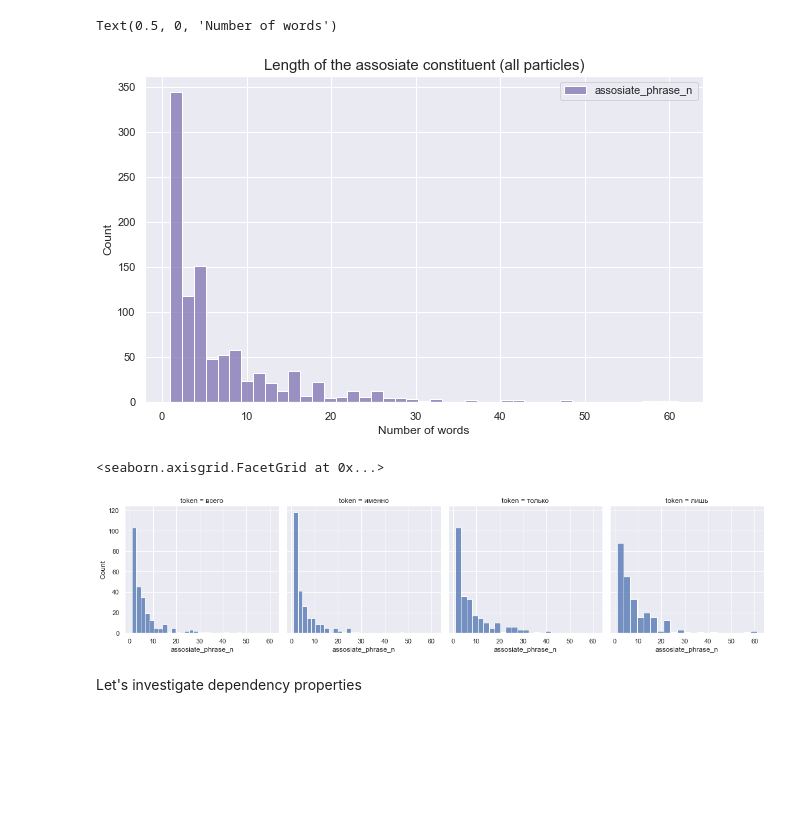
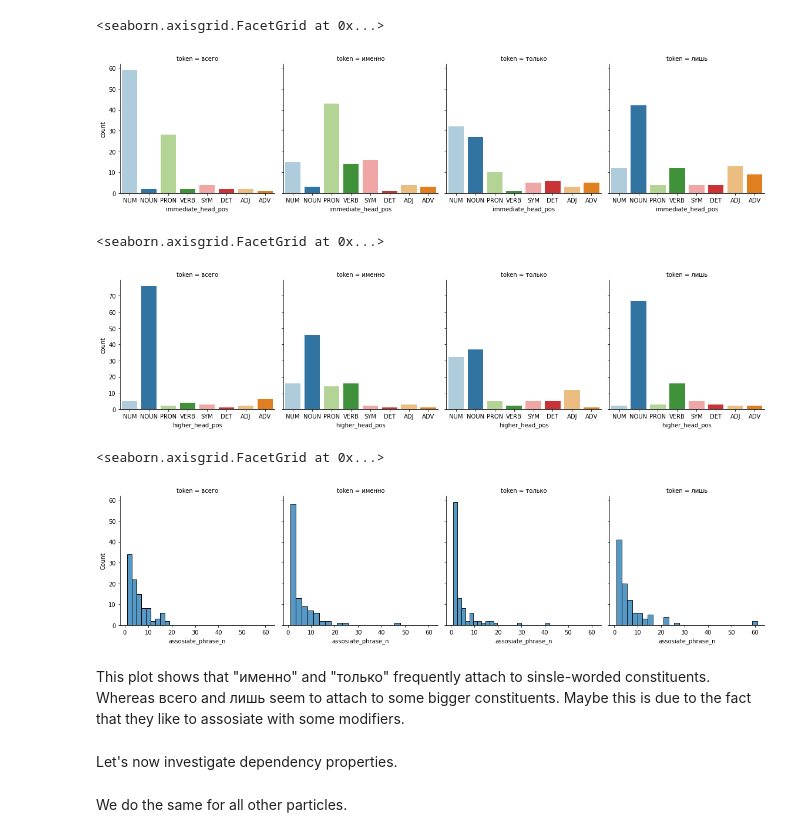
Before and after one commit to ansorox/hse-2021-datanalysis, a Jupyter notebook: fin_project/particles_project.ipynb, the cells around one changed output. Saved outputs shown, nothing was run; the diff lists cells and outputs as text; code cells hidden in the pictures; blank space fills up the shorter version.

```diff
--- a/fin_project/particles_project.ipynb
+++ b/fin_project/particles_project.ipynb
@@ -173,2 +165,2 @@ tolko_df = ruscorpora_extractor(25, tolko_url)
 # %%
-imenno_df = ruscorpora_extractor(25, imenno_url)
+imenno_df = ruscorpora_extractor(10, imenno_url)
@@ -216,18 +207,32 @@ def is_modifier(tag):
 # %%
+def is_modifier(tag):
+    tag = tag.split(':')[0]
+
+    # mod is for nmod, amod, nummod
+    # acl: clausal modifier
+    # appos: appositional modifier
+    if tag[-3:] == 'mod' in tag or 'acl' in tag or 'appos' in tag:
+        return True
+    else:
+        return False
+
+
 def collect_word_info(spacy_model, txt, target_word):
     doc = spacy_model(txt)
 
     for token in doc:
-        # collect data for the target word
+        # identify a target word and collect data for it
         if token.text.lower() == target_word:
 
-            # check if the head is a modifier, consider this modifier's head a new head
             true_head = token.head
 
+            # check if the head is a modifier, if it is, consider this modifier's head a new head
+            # this is needed to identify cases where a particle assosiates with a more-than-one-word constituent
             while is_modifier(true_head.dep_) != False:
-                true_head = true_head.head
+                 true_head = true_head.head
 
-            if true_head.pos_ == "ROOT":
+            # find the constituent that the particle attaches to
+            if true_head.dep_ == "ROOT":
                 subtree_list = [token.head.text]
 
             else:
@@ -411,8 +415,9 @@ len(particles_all)
 # %%
-sns.set_theme(style="darkgrid")
-ax = sns.countplot(x="immediate_head_pos", hue="token", data=particles_all)
+# sns.set_theme(style="darkgrid")
+# ax = sns.countplot(x="immediate_head_pos", hue="token", data=particles_all)
 
-plt.title('Token by POS of an immediate head', fontsize=15)
-plt.xlabel('POS')
-plt.ylabel('Number of entries')
-plt.rcParams['figure.figsize'] = [16, 6]
+# plt.rcParams['figure.figsize'] = [16, 6]
+
+# plt.title('Token by POS of an immediate head', fontsize=15)
+# plt.xlabel('POS')
+# plt.ylabel('Number of entries')
@@ -421,17 +431,23 @@ plt.rcParams['figure.figsize'] = [16, 6]
 # %%
-plt.figure(figsize=(10, 6))
-sns.histplot(particles_all[['assosiate_phrase_n']],  multiple="stack", palette="light:m_r")
-plt.title('Length of the assosiate constituent (all particles)', fontsize=15)
-plt.ylabel('Count')
-plt.xlabel('Number of words')
+g = sns.FacetGrid(particles_all, col="token", height=4, aspect=1)
+g.map(sns.countplot, 'immediate_head_pos', palette = "Paired")
 # %% [output]
-Text(0.5, 0, 'Number of words')
+<seaborn.axisgrid.FacetGrid at 0x...>
-[figure, old version]
+[figure, new version]
+# %%
+g = sns.FacetGrid(particles_all, col="token", height=4, aspect=1)
+g.map(sns.countplot, 'higher_head_pos', palette = "Paired")
+# %% [output]
+<seaborn.axisgrid.FacetGrid at 0x...>
+[figure, added]
 # %%
-g = sns.FacetGrid(particles_all, col="token", height=4, aspect=1)
+g = sns.FacetGrid(particles_all, col="token", height=4, aspect=1, palette="Set2")
 g.map(sns.histplot, 'assosiate_phrase_n')
 # %% [output]
 <seaborn.axisgrid.FacetGrid at 0x...>
-[figure, old version]
+[figure, new version]
+# %% [markdown]
+This plot shows that "именно" and "только" frequently attach to sinsle-worded constituents.\
+Whereas всего and лишь seem to attach to some bigger constituents. Maybe this is due to the fact that they like to assosiate with some modifiers.
 # %% [markdown]
-Let's investigate dependency properties
+Let's now investigate dependency properties.
@@ -438 +478,3 @@ Let's investigate dependency properties
+# %% [markdown]
+We do the same for all other particles.
 # %%
```
Also changed, not shown: parts of 122 cells of this notebook.
